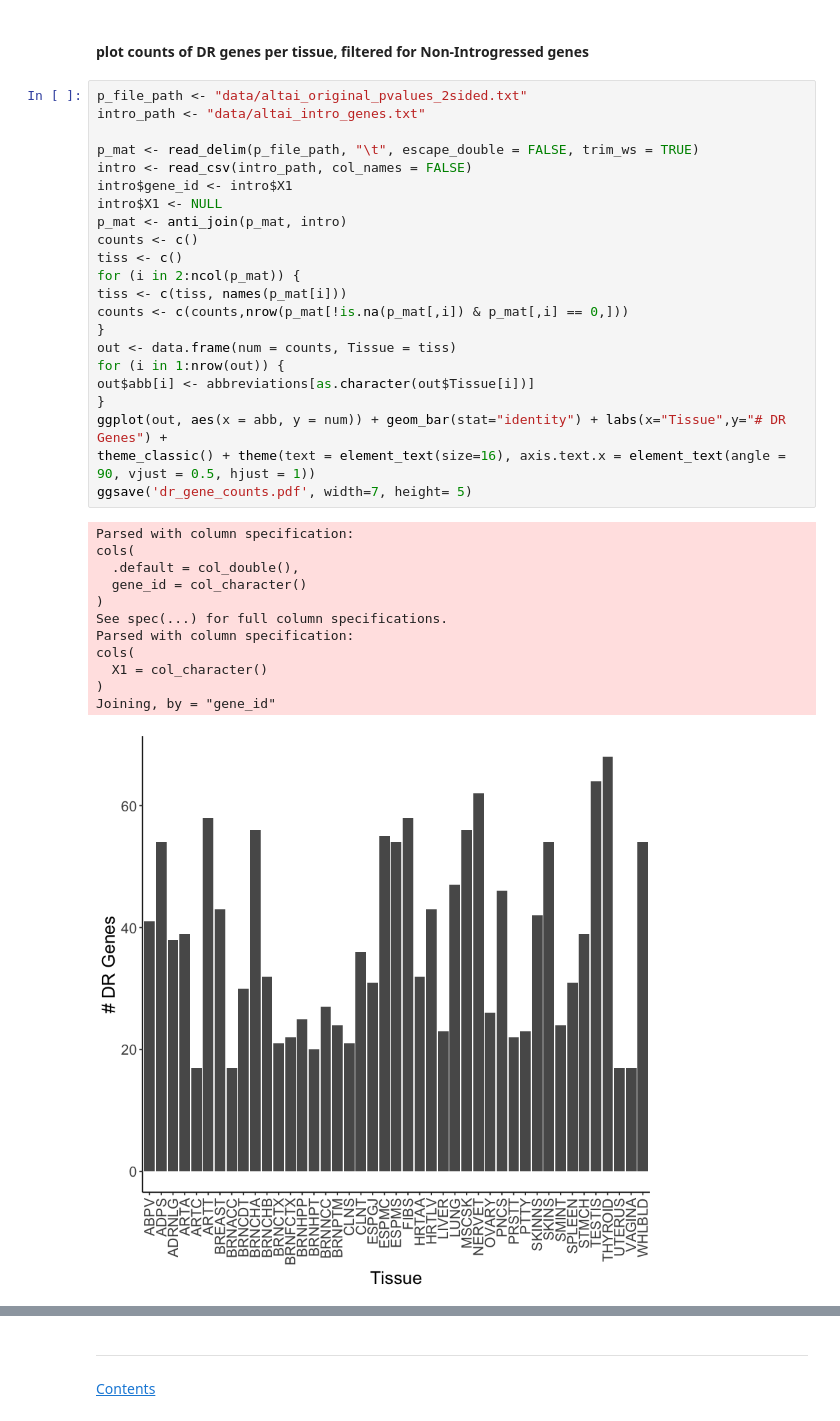
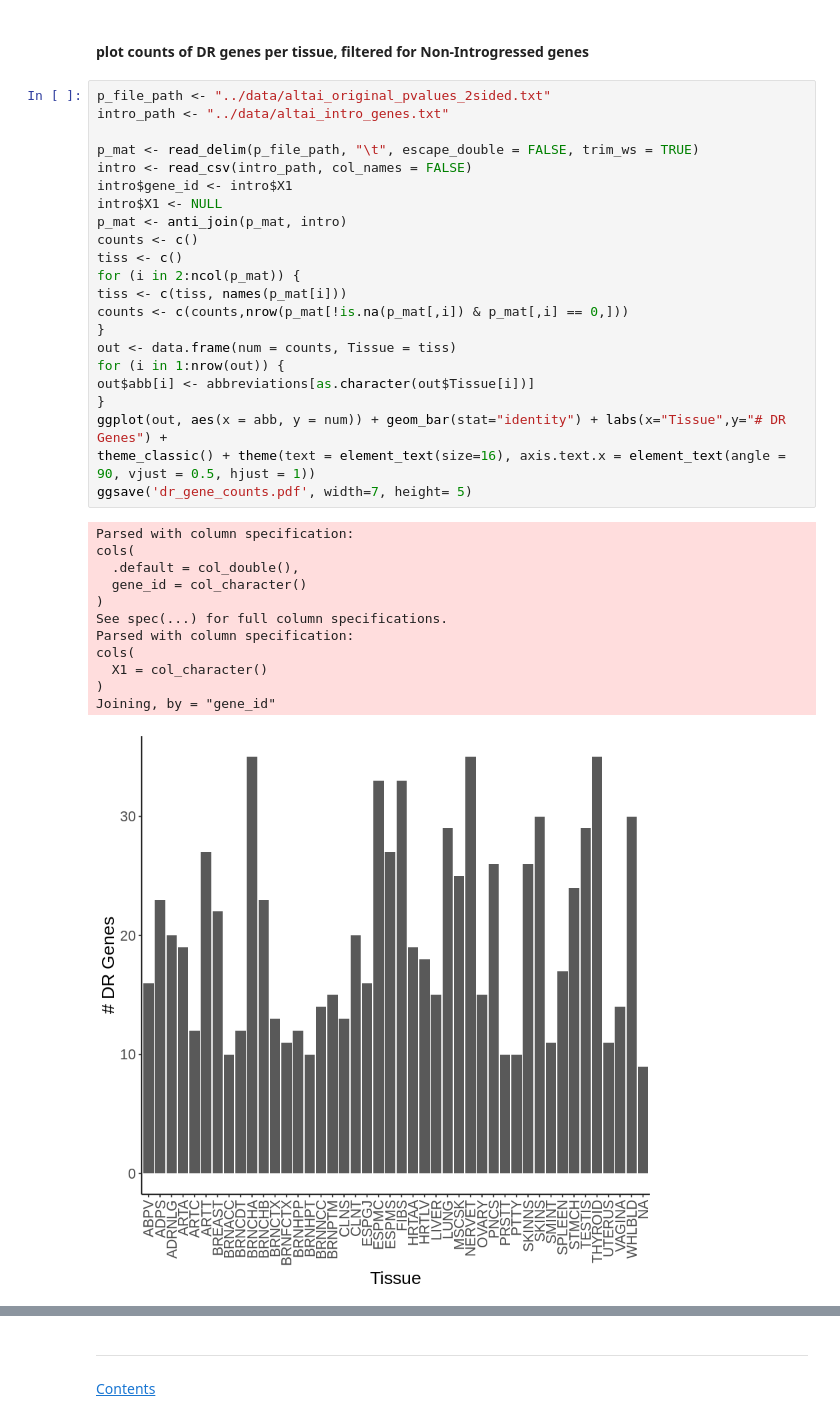
Before and after one commit to colbrall/neanderthal_predixcan_manuscript, a Jupyter notebook: scripts/neanderthal_predixcan_plots.ipynb, the cells around one changed output, grey strips where cells are left out. Cells and saved outputs as stored; diff of their text form.

```diff
--- a/scripts/neanderthal_predixcan_plots.ipynb
+++ b/scripts/neanderthal_predixcan_plots.ipynb
@@ -53,37 +86,37 @@ Loading required package: parallel
 <a id='drcounts'></a>
 #### plot counts of DR genes per tissue, filtered for Non-Introgressed genes
 # %%
-p_file_path <- "data/altai_original_pvalues_2sided.txt"
-intro_path <- "data/altai_intro_genes.txt"
+p_file_path <- "../data/altai_original_pvalues_2sided.txt"
+intro_path <- "../data/altai_intro_genes.txt"
 
 p_mat <- read_delim(p_file_path, "\t", escape_double = FALSE, trim_ws = TRUE)
 intro <- read_csv(intro_path, col_names = FALSE)
 intro$gene_id <- intro$X1
 intro$X1 <- NULL
 p_mat <- anti_join(p_mat, intro)
 counts <- c()
 tiss <- c()
 for (i in 2:ncol(p_mat)) {
 tiss <- c(tiss, names(p_mat[i]))
 counts <- c(counts,nrow(p_mat[!is.na(p_mat[,i]) & p_mat[,i] == 0,]))
 }
 out <- data.frame(num = counts, Tissue = tiss)
 for (i in 1:nrow(out)) {
 out$abb[i] <- abbreviations[as.character(out$Tissue[i])]
 }
 ggplot(out, aes(x = abb, y = num)) + geom_bar(stat="identity") + labs(x="Tissue",y="# DR Genes") +
 theme_classic() + theme(text = element_text(size=16), axis.text.x = element_text(angle = 90, vjust = 0.5, hjust = 1))
 ggsave('dr_gene_counts.pdf', width=7, height= 5)
 # %% [output]
 Parsed with column specification:
 cols(
   .default = col_double(),
   gene_id = col_character()
 )
 See spec(...) for full column specifications.
 Parsed with column specification:
 cols(
   X1 = col_character()
 )
 Joining, by = "gene_id"
-[figure, old version]
+[figure, new version]
```
Also changed, not shown: parts of 32 cells of this notebook, 5 other files.
